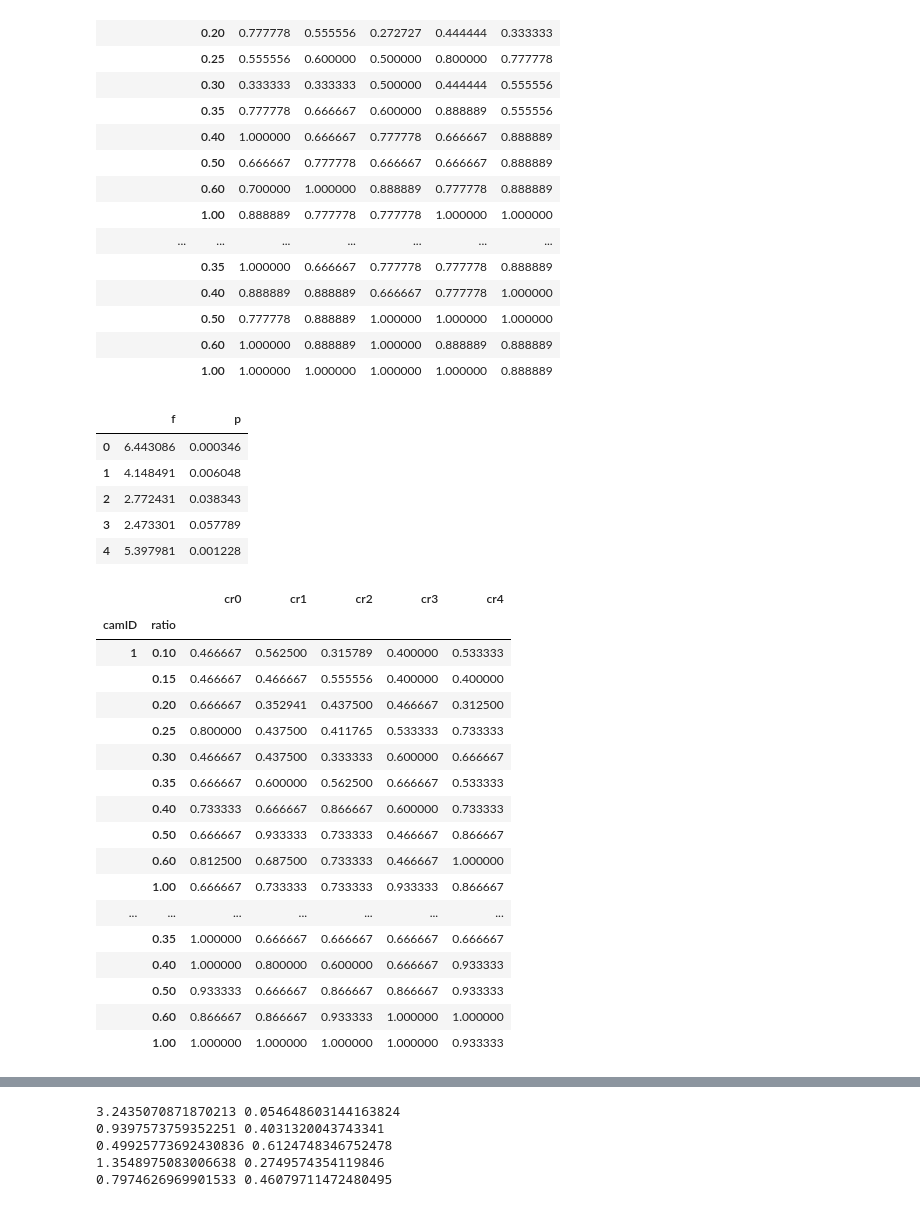
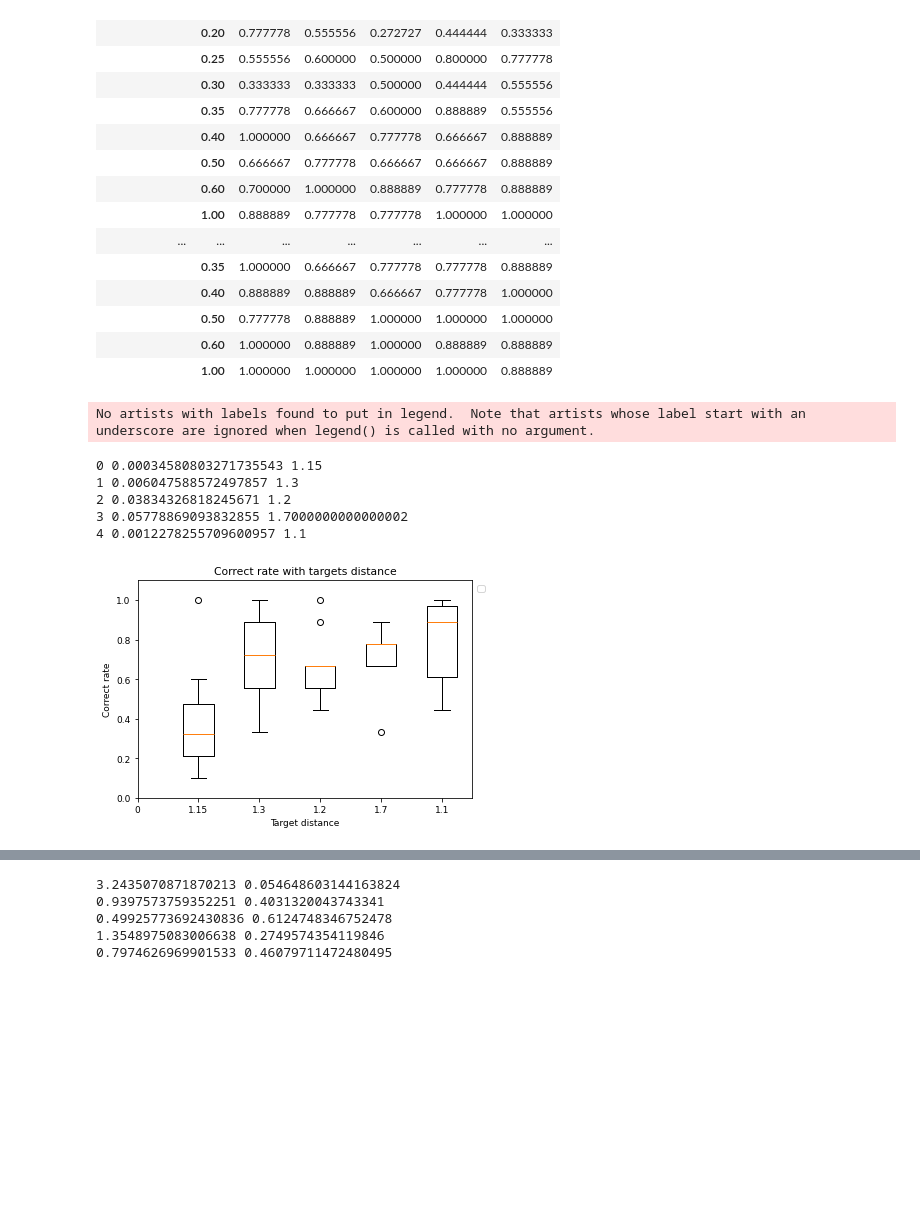
Before and after one commit to ZHTis/count, a Jupyter notebook: datacolin/datacolin.ipynb, the cells around one changed output, grey strips where cells are left out. Saved outputs shown, nothing was run; the diff lists cells and outputs as text; code cells hidden in the pictures; blank space fills up the shorter version.

```diff
--- a/datacolin/datacolin.ipynb
+++ b/datacolin/datacolin.ipynb
@@ -400,58 +437,42 @@ b
 # %%
 df = pd.DataFrame(columns=['f','p'])
 for i in range(0,len(df_pon_behaviorC)):
     x = b.loc[:,[f'cr{i}']]
     xx = x.loc[1.10]
     tdlist = crlist_(0)[0]['targetsDistance'].unique()
     for index,item in enumerate(tdlist):
         if index < len(tdlist)-1:
             a = x.loc[tdlist[index+1]]
             xx = pd.merge(xx,a,how='left',on=['ratio'],suffixes=('',f'_{index+1}'))
         else:break
     xx = xx.reset_index('ratio').to_numpy().T
 
     f,p = stats.f_oneway(xx[0],xx[1],xx[2],xx[3],xx[4])
     df.loc[i] = [f,p]
+    print(i,p,tdlist[i])
 
-df
+
     #tarD 有差异
+
+td = [0]
+x = tdlist.shape[0]
+for i in range(x):
+    td.append(str(tdlist[i].round(2)))
+
+plt.boxplot([xx[0],xx[1],xx[2],xx[3],xx[4]])
+plt.title('Correct rate with targets distance')
+plt.xticks(range(len(td)),td)
+plt.xlabel('Target distance')
+plt.ylabel('Correct rate')
+plt.ylim(0,1.1)
+plt.legend(loc = 'best',bbox_to_anchor=(1.05, 1))
+plt.rcParams['font.size'] = 9
+plt.show()
 # %% [output]
-|  | f | p |
-| 0 | 6.443086 | 0.000346 |
-| 1 | 4.148491 | 0.006048 |
-| 2 | 2.772431 | 0.038343 |
-| 3 | 2.473301 | 0.057789 |
-| 4 | 5.397981 | 0.001228 |
+No artists with labels found to put in legend.  Note that artists whose label start with an underscore are ignored when legend() is called with no argument.
+0 0.00034580803271735543 1.15
+1 0.006047588572497857 1.3
+2 0.03834326818245671 1.2
+3 0.05778869093832855 1.7000000000000002
+4 0.0012278255709600957 1.1
+[figure, added]
-# %%
-
-cr_id_r_g_i = []
-for i in range(0,len(df_pon_behaviorC)):
-    x = crlist_(i)[0].copy().groupby(['camID','ratio'])['isCorrect'].mean().to_frame()
-    x[f'cr{i}'] = x['isCorrect']
-    x = x.drop(columns=['isCorrect'])
-    cr_id_r_g_i.append(x)
-
-a = cr_id_r_g_i[0]
-for i in range(0,len(cr_id_r_g_i)-1):
-    a = pd.merge(a,cr_id_r_g_i[i+1],how='left',on=['camID','ratio'])
-
-a
-# %% [output]
-|  |  | cr0 | cr1 | cr2 | cr3 | cr4 |
-| camID | ratio |  |  |  |  |  |
-| 1 | 0.10 | 0.466667 | 0.562500 | 0.315789 | 0.400000 | 0.533333 |
-|  | 0.15 | 0.466667 | 0.466667 | 0.555556 | 0.400000 | 0.400000 |
-|  | 0.20 | 0.666667 | 0.352941 | 0.437500 | 0.466667 | 0.312500 |
-|  | 0.25 | 0.800000 | 0.437500 | 0.411765 | 0.533333 | 0.733333 |
-|  | 0.30 | 0.466667 | 0.437500 | 0.333333 | 0.600000 | 0.666667 |
-|  | 0.35 | 0.666667 | 0.600000 | 0.562500 | 0.666667 | 0.533333 |
-|  | 0.40 | 0.733333 | 0.666667 | 0.866667 | 0.600000 | 0.733333 |
-|  | 0.50 | 0.666667 | 0.933333 | 0.733333 | 0.466667 | 0.866667 |
-|  | 0.60 | 0.812500 | 0.687500 | 0.733333 | 0.466667 | 1.000000 |
-|  | 1.00 | 0.666667 | 0.733333 | 0.733333 | 0.933333 | 0.866667 |
-| ... | ... | ... | ... | ... | ... | ... |
-|  | 0.35 | 1.000000 | 0.666667 | 0.666667 | 0.666667 | 0.666667 |
-|  | 0.40 | 1.000000 | 0.800000 | 0.600000 | 0.666667 | 0.933333 |
-|  | 0.50 | 0.933333 | 0.666667 | 0.866667 | 0.866667 | 0.933333 |
-|  | 0.60 | 0.866667 | 0.866667 | 0.933333 | 1.000000 | 1.000000 |
-|  | 1.00 | 1.000000 | 1.000000 | 1.000000 | 1.000000 | 0.933333 |
```
Also changed, not shown: parts of 10 cells of this notebook.
